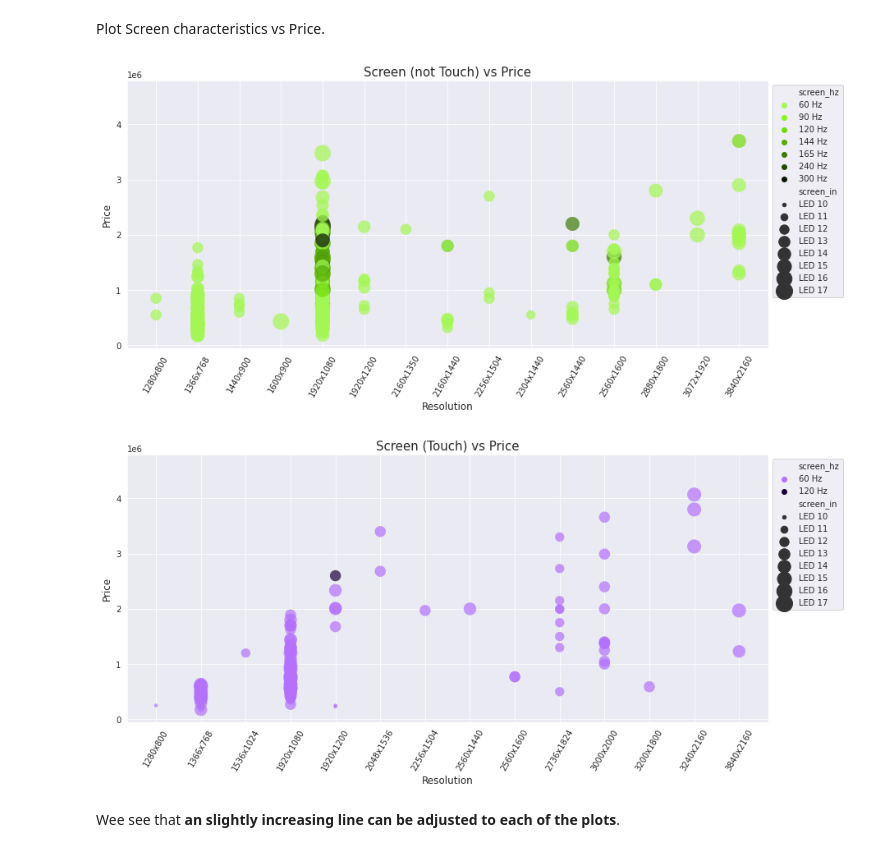
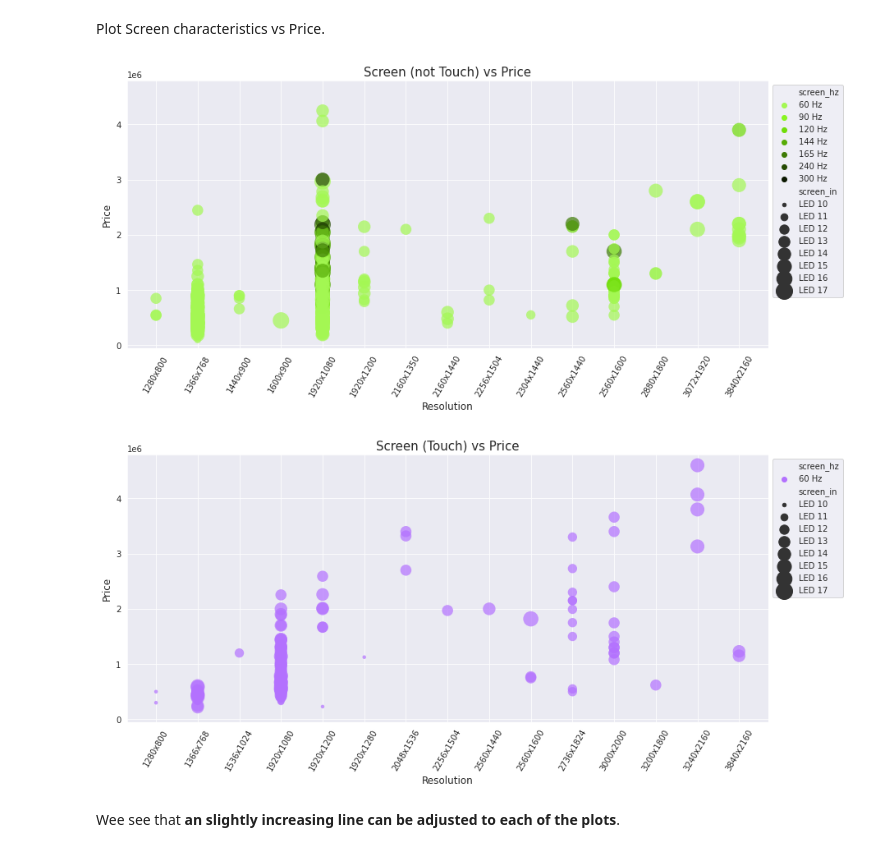
Before and after one commit to CrisLeaf/solotodo-notebooks-analysis, a Jupyter notebook: notebooks_analysis.ipynb, the cells around one changed output. Saved outputs shown, nothing was run; the diff lists cells and outputs as text; code cells hidden in the pictures.

```diff
--- a/notebooks_analysis.ipynb
+++ b/notebooks_analysis.ipynb
@@ -68,15 +68,15 @@ Reserve $\sim 20\%$ of the data to validate the final model. **Skip the analysis
 # %%
 dataset = dataset.sample(frac=1, random_state=362)
 dataset.reset_index(drop=True, inplace=True)
-df = dataset.iloc[0:880]
-validation_df = dataset.iloc[881:dataset.shape[0]]
+df = dataset.iloc[0:1000]
+validation_df = dataset.iloc[1000:]
 # %% [markdown]
 Verify if the data has duplicated rows. And drop them.
 # %%
 duplicates_num = sum(df.duplicated())
 print(f"Number of duplicated rows: {duplicates_num}")
 df = df.copy()
-df.drop_duplicates(inplace=True, ignore_index=True)
+#df.drop_duplicates(inplace=True, ignore_index=True)
 print(f"The resulting Training set shape: {df.shape}")
 print(f"The Validation set shape: {validation_df.shape}")
 # %% [output]
@@ -194,25 +200,24 @@ plt.legend(bbox_to_anchor=(1, 1), loc=0)
 plt.xticks(rotation=60)
 plt.show()
 # %% [output]
-[figure, old version]
+[figure, new version]
 # %%
 fig, ax = plt.subplots(figsize=(14, 6))
 sizes = sorted(df["screen_in"].unique())
-hues = ["60 Hz", "120 Hz"]
-color_list = ["#b371ff", "#190037"]
+
 sns.scatterplot(data=df[df["screen_touch"] == "yes"].sort_values("screen_resolution"),
                 x="screen_resolution", y="price", hue="screen_hz", size="screen_in",
                 alpha=0.7, sizes=(400, 20), linewidth=0, ax=ax, size_order=sizes,
-                palette=color_list)
+                palette=["#b371ff"])
 ax.set_xlabel("Resolution", fontsize=12)
 ax.set_ylabel("Price", fontsize=12)
 ax.set_title("Screen (Touch) vs Price", fontsize=15)
 ax.set_ylim([-50000, 4800000])
 plt.legend(bbox_to_anchor=(1, 1), loc=0)
 plt.xticks(rotation=60)
 plt.show()
 # %% [output]
-[figure, old version]
+[figure, new version]
 # %% [markdown]
 Wee see that **an slightly increasing line can be adjusted to each of the plots**.
 # %% [markdown]
```
Also changed, not shown: parts of 40 cells of this notebook, 1 other file.
